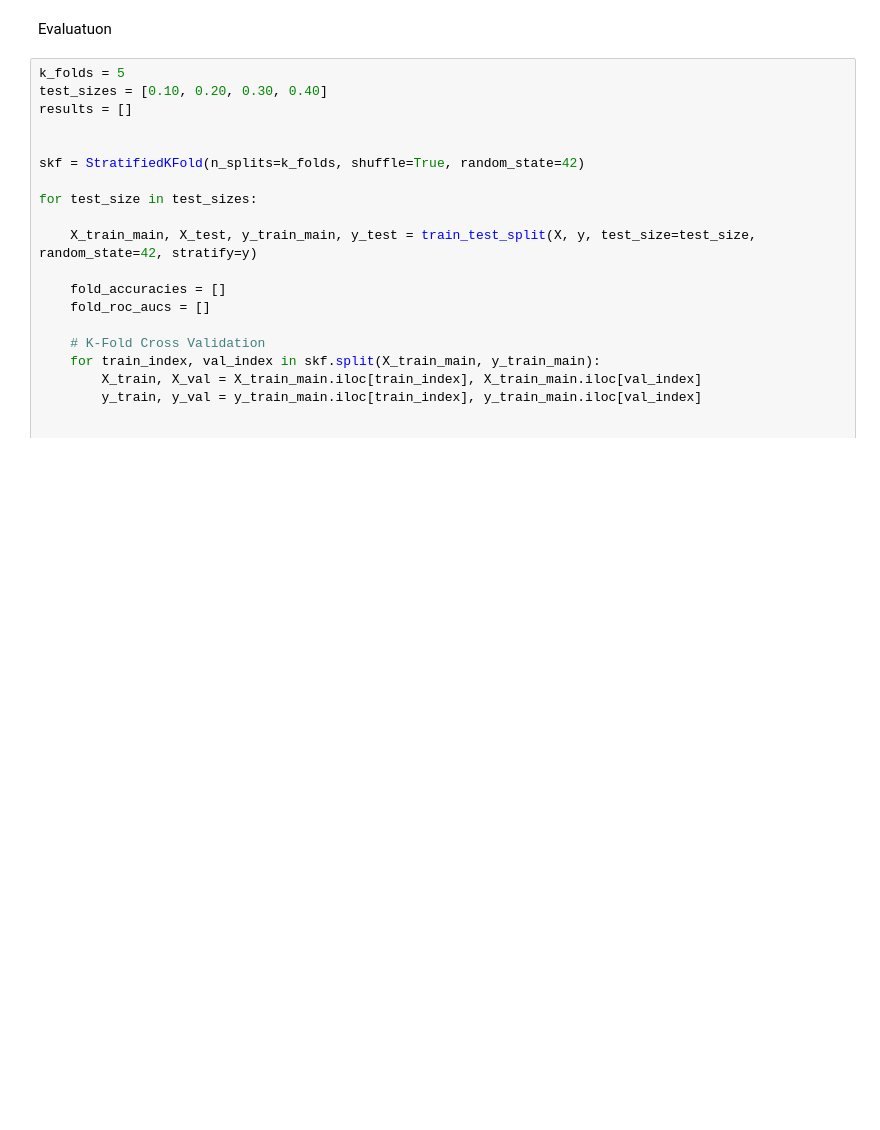
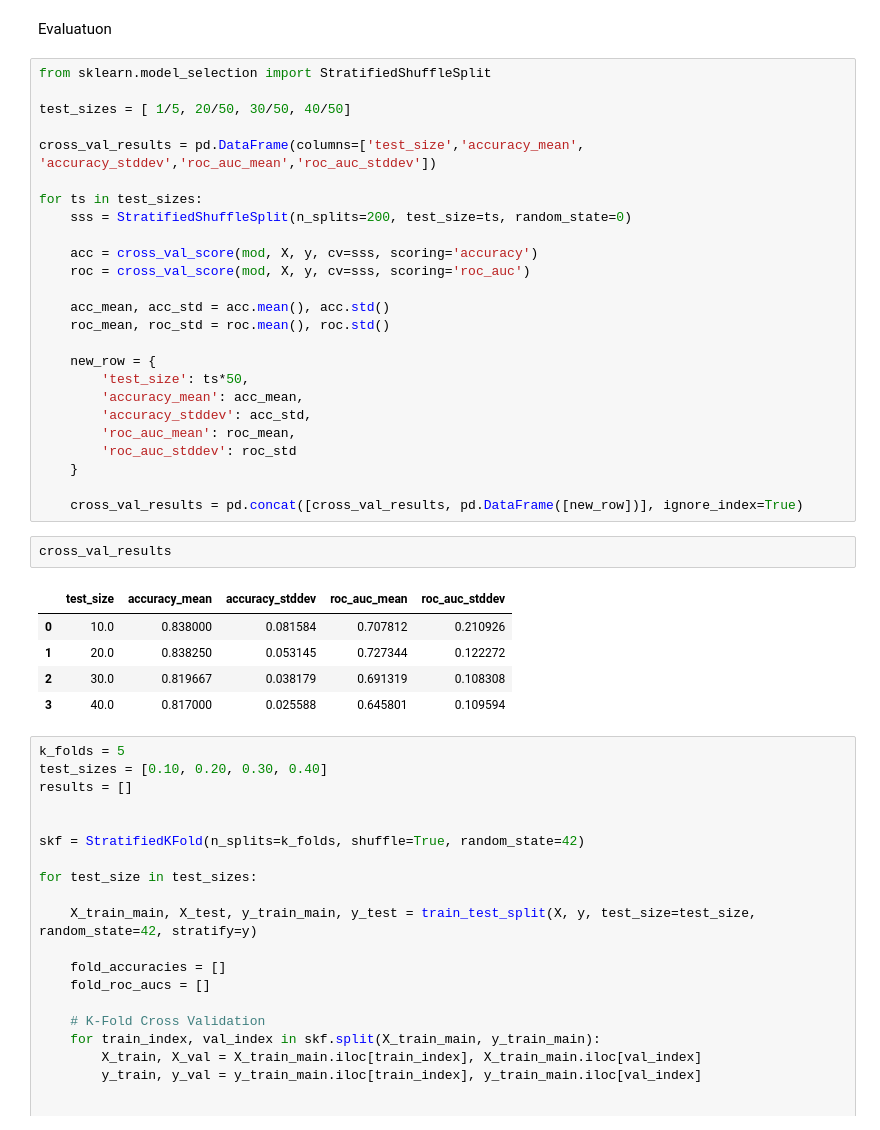
Before and after one commit to juanvargas7/ML, a Jupyter notebook: p3/p3_notebook_classifiers.ipynb, the cells around one changed output. Drawn from its saved outputs; the diff is of its cells as text; blank space fills up the shorter version.

```diff
--- a/p3/p3_notebook_classifiers.ipynb
+++ b/p3/p3_notebook_classifiers.ipynb
@@ -253,6 +257,39 @@ Index(['Age', 'Ejection fraction', 'Heart rate (bpm)',
 LogisticRegression(max_iter=10000)
 # %% [markdown]
 Evaluatuon
+# %%
+from sklearn.model_selection import StratifiedShuffleSplit
+
+test_sizes = [ 1/5, 20/50, 30/50, 40/50]
+
+cross_val_results = pd.DataFrame(columns=['test_size','accuracy_mean', 'accuracy_stddev','roc_auc_mean','roc_auc_stddev'])
+
+for ts in test_sizes:
+    sss = StratifiedShuffleSplit(n_splits=200, test_size=ts, random_state=0)
+
+    acc = cross_val_score(mod, X, y, cv=sss, scoring='accuracy')
+    roc = cross_val_score(mod, X, y, cv=sss, scoring='roc_auc')
+
+    acc_mean, acc_std = acc.mean(), acc.std()
+    roc_mean, roc_std = roc.mean(), roc.std()
+
+    new_row = {
+        'test_size': ts*50,
+        'accuracy_mean': acc_mean,
+        'accuracy_stddev': acc_std,
+        'roc_auc_mean': roc_mean,
+        'roc_auc_stddev': roc_std
+    }
+
+    cross_val_results = pd.concat([cross_val_results, pd.DataFrame([new_row])], ignore_index=True)
+# %%
+cross_val_results
+# %% [output]
+|  | test_size | accuracy_mean | accuracy_stddev | roc_auc_mean | roc_auc_stddev |
+| 0 | 10.0 | 0.838000 | 0.081584 | 0.707812 | 0.210926 |
+| 1 | 20.0 | 0.838250 | 0.053145 | 0.727344 | 0.122272 |
+| 2 | 30.0 | 0.819667 | 0.038179 | 0.691319 | 0.108308 |
+| 3 | 40.0 | 0.817000 | 0.025588 | 0.645801 | 0.109594 |
 # %%
 k_folds = 5
 test_sizes = [0.10, 0.20, 0.30, 0.40]
```
Also changed, not shown: parts of 14 cells of this notebook.
